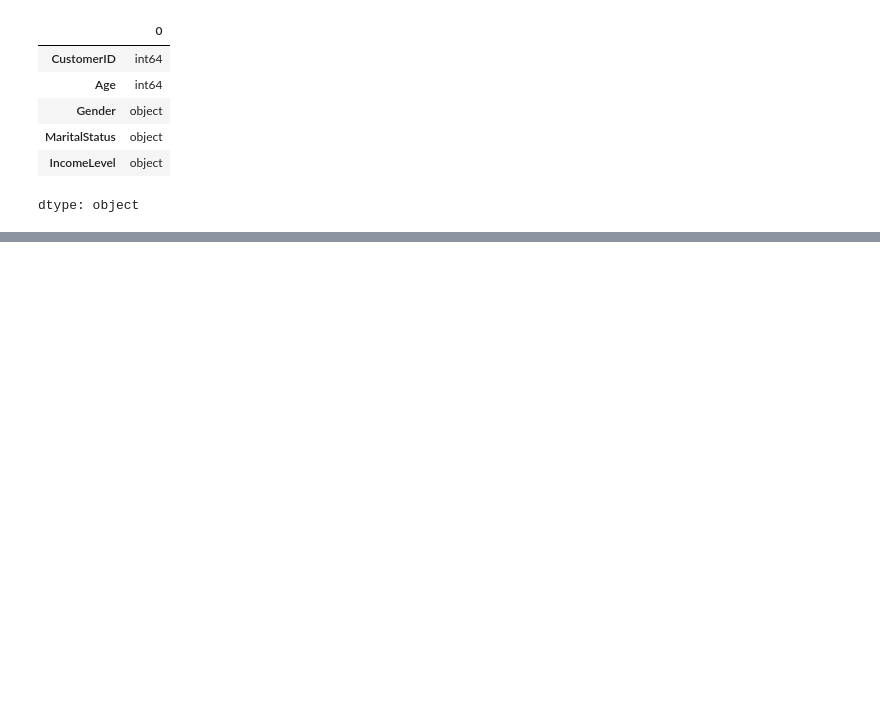
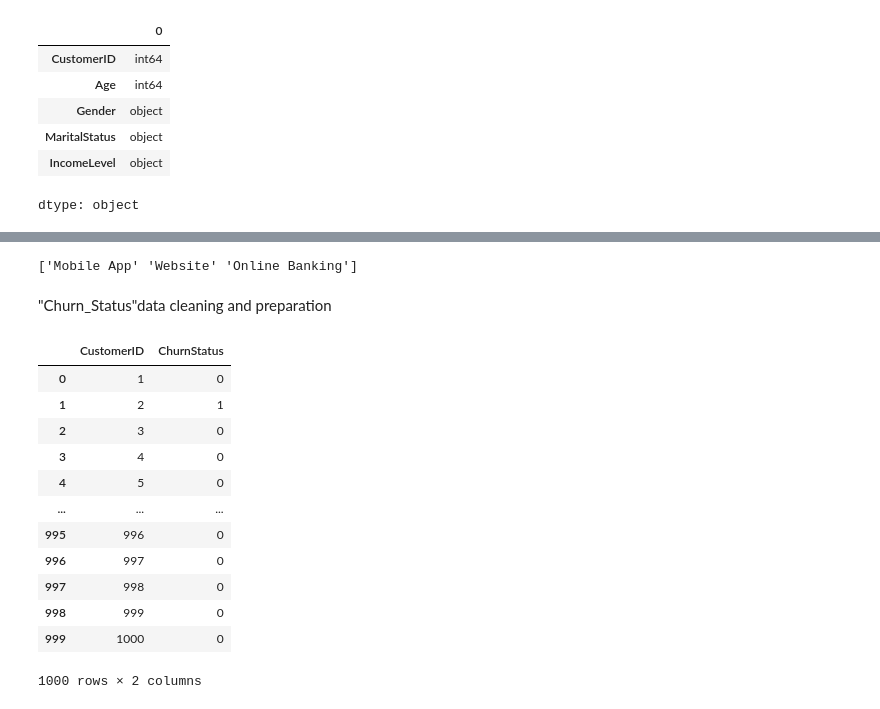
Before and after one commit to Alaina-dev/Data-cleaning-Customer-churn-data-analysis, a Jupyter notebook: Customer_churn_data.ipynb, the cells around one changed output, grey strips where cells are left out. Drawn from its saved outputs; the diff is of its cells as text; code cells hidden in the pictures; blank space fills up the shorter version.

```diff
--- a/Customer_churn_data.ipynb
+++ b/Customer_churn_data.ipynb
@@ -185,0 +311,5 @@ KeyError: 'InteractionID'
+# %%
+ # 6 – Check categorical fields for consistency
+ print(activity_df["ServiceUsage"].unique())
+# %% [output]
+['Mobile App' 'Website' 'Online Banking']
@@ -185,0 +318,18 @@ KeyError: 'InteractionID'
+# %% [markdown]
+"Churn_Status"data cleaning and preparation
+# %%
+churn_df
+# %% [output]
+|  | CustomerID | ChurnStatus |
+| 0 | 1 | 0 |
+| 1 | 2 | 1 |
+| 2 | 3 | 0 |
+| 3 | 4 | 0 |
+| 4 | 5 | 0 |
+| ... | ... | ... |
+| 995 | 996 | 0 |
+| 996 | 997 | 0 |
+| 997 | 998 | 0 |
+| 998 | 999 | 0 |
+| 999 | 1000 | 0 |
+1000 rows × 2 columns
```
Also changed, not shown: parts of 23 cells of this notebook.
